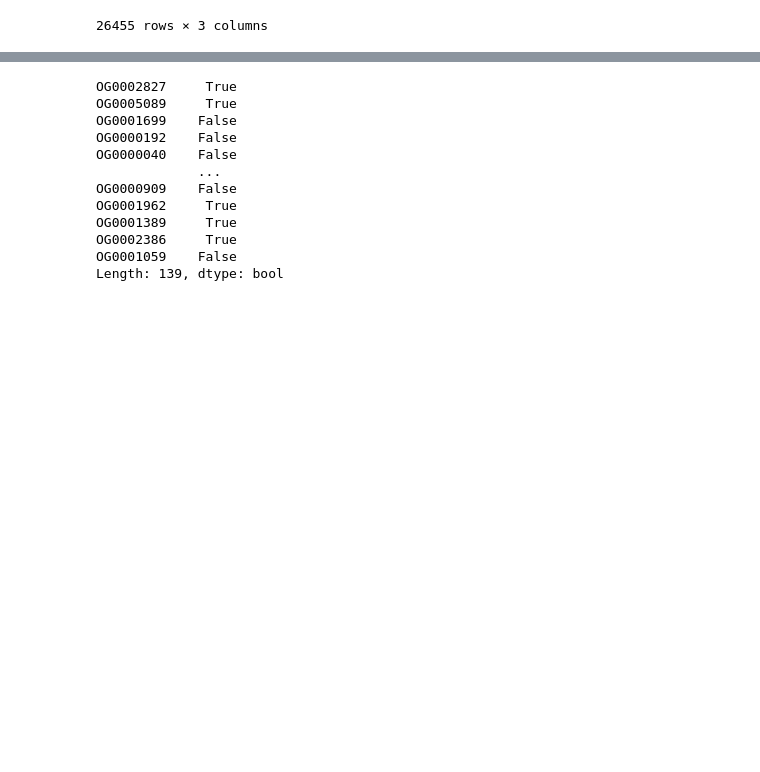
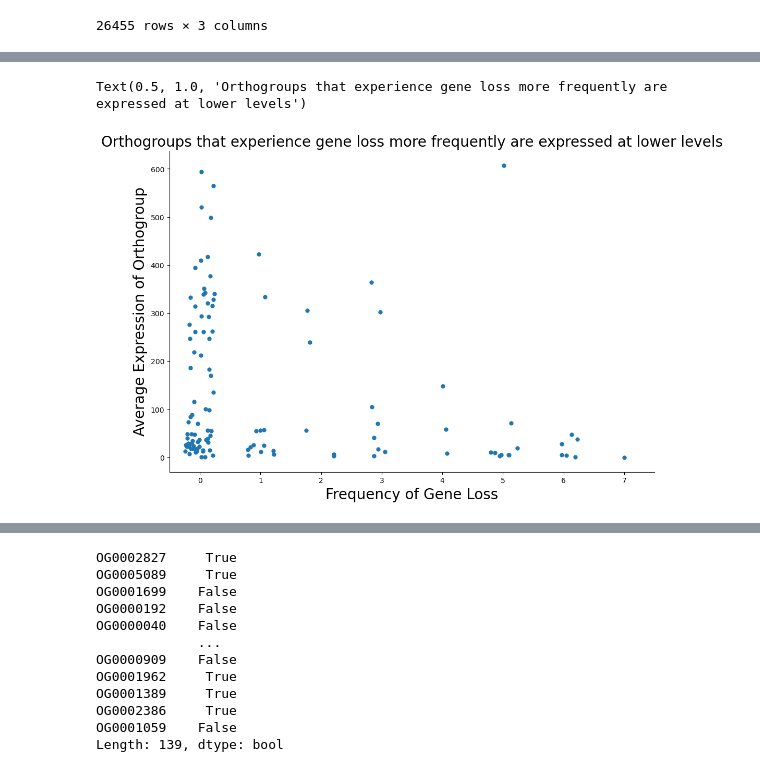
Before and after one commit to mikepassal/Solanum_SV_Pan_Genome, a Jupyter notebook: Solanum_Initial_gene_duplication_dosage_exploration/using_hamsini_compensatory_drift_to_find_loss_or_equal_expression.ipynb, the cells around one changed output, grey strips where cells are left out. Drawn from its saved outputs; the diff is of its cells as text; code cells hidden in the pictures; blank space fills up the shorter version.

```diff
--- a/Solanum_Initial_gene_duplication_dosage_exploration/using_hamsini_compensatory_drift_to_find_loss_or_equal_expression.ipynb
+++ b/Solanum_Initial_gene_duplication_dosage_exploration/using_hamsini_compensatory_drift_to_find_loss_or_equal_expression.ipynb
@@ -198,0 +194,2 @@ for species in ortho_group_dictionary_of_gene_groups.keys():
+# %%
+ortho_groups_and_number_of_genes_present_in_each_species['Frequency of Gene Loss'] = (ortho_groups_and_number_of_genes_present_in_each_species <2).sum(axis = 1)
@@ -198,0 +212,3 @@ for species in ortho_group_dictionary_of_gene_groups.keys():
+# %%
+ortho_groups_and_number_of_genes_present_in_each_species['Mean Group Expression'] = ortho_groups_avg_expression_in_each_species.mean(axis = 1)
+ortho_groups_and_number_of_genes_present_in_each_species
@@ -198,0 +229,2 @@ for species in ortho_group_dictionary_of_gene_groups.keys():
+# %%
+averaged_hamsini_shorlist = hamsini_shortlist.groupby('OGs').mean()
@@ -198,0 +248,3 @@ for species in ortho_group_dictionary_of_gene_groups.keys():
+# %%
+ortho_groups_and_number_of_genes_present_in_each_species = ortho_groups_and_number_of_genes_present_in_each_species.merge(averaged_hamsini_shorlist[['numtissue_atlas']], left_index= True, right_index=True)
+ortho_groups_and_number_of_genes_present_in_each_species
@@ -198,0 +265,19 @@ for species in ortho_group_dictionary_of_gene_groups.keys():
+# %%
+fig, ax = plt.subplots(figsize = (12,8))
+fig.patch.set_facecolor('white')
+ax = sns.stripplot(data = ortho_groups_and_number_of_genes_present_in_each_species, x ='Frequency of Gene Loss', y = 'Mean Group Expression', jitter = .25, s = 6)
+plt.ylabel("Average Expression of Orthogroup", fontsize = 20)
+plt.xlabel("Frequency of Gene Loss", fontsize = 20)
+sns.despine()
+
+ax.grid(False)
+ax.spines["bottom"].set_color("black")
+ax.spines["left"].set_color("black")
+#plt.xlim((-7,7))
+# plt.ylim((0, 1250))
+plt.title("Orthogroups that experience gene loss more frequently are expressed at lower levels", fontsize = 20)
+#plt.xticks(fontsize = 11, ticks = [0,10,20,30,40,50])
+#plt.yticks(fontsize = 11)
+# %% [output]
+Text(0.5, 1.0, 'Orthogroups that experience gene loss more frequently are expressed at lower levels')
+[figure, added]
```
Also changed, not shown: parts of 11 cells of this notebook.
